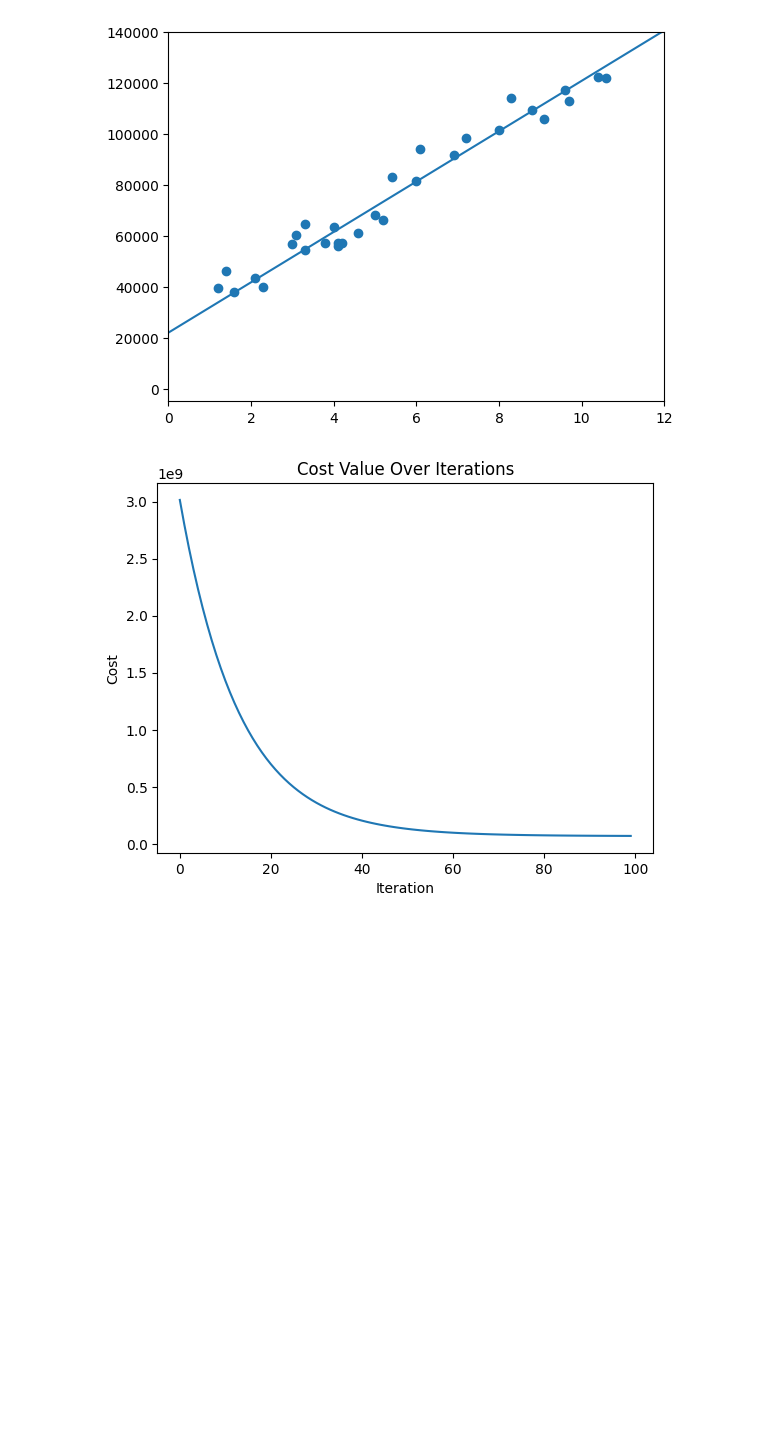
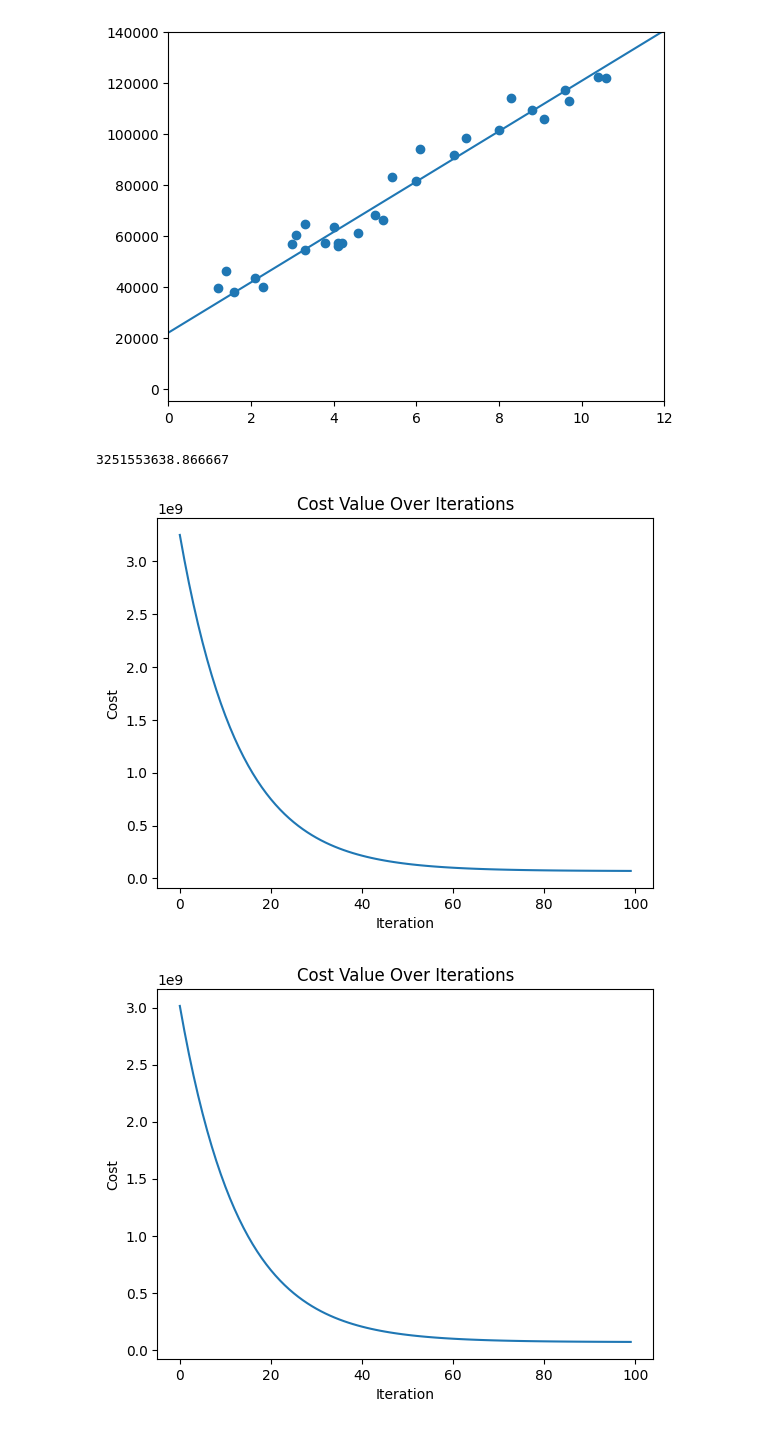
Before and after one commit to Lisly25/Machine_Learning_track, a Jupyter notebook: module01/ex00/Beginner01.ipynb, the cells around one changed output. Cells and saved outputs as stored; diff of their text form; code cells hidden in the pictures; blank space fills up the shorter version.

```diff
--- a/module01/ex00/Beginner01.ipynb
+++ b/module01/ex00/Beginner01.ipynb
@@ -136,10 +142,11 @@ visualize(fit(X, y, theta, 0.01, 1000), X, y)
 # %%
 def cost(X, y, theta):
     # Calculate the difference between model predictions and actual target values
-    ...
+    y_pred = predict(X, theta)
+    diff = y - y_pred
 
     # Calculate the squared sum of the loss and scale it by 1/(2 * number of samples)
-    ...
+    cost = sum(diff**2) * (1/(2 * len(X)))
 
     # Return the computed cost as a measure of model fit
     return cost
@@ -148,6 +155,8 @@ def cost(X, y, theta):
 
 cost_for_theta_zero = cost(X, y, [0, 0])
 print(cost_for_theta_zero)
+# %% [output]
+3251553638.866667
 # %%
 def fit_with_cost(X, y, theta, alpha, num_iters):
     m = X.shape[0]  # Number of training examples
@@ -156,17 +165,17 @@ def fit_with_cost(X, y, theta, alpha, num_iters):
     # Loop over the specified number of iterations
     for itr in range(num_iters):
         # Calculate the loss (difference between predictions and actual values)
-        ...
-
+        y_pred = predict(X, theta)
+        diff = y - y_pred
         # Update the temporary values of theta for both coefficients using the gradient descent formula
-        ...
-
+        slope_derivative = (-1/m) * sum(X * (y - y_pred))
+        intercept_derivative = (-1/m) * sum(y - y_pred)
         # Update the theta values
-        ...
-
+        theta[1] = theta[1] - alpha * slope_derivative
+        theta[0] = theta[0] - alpha * intercept_derivative
         # Calculate and append the cost for the current theta values to the history list
-        ...
-
+        cost = sum(diff**2) * (1/(2 * len(X)))
+        J_history.append(cost)
         # Perform one iteration of gradient descent (update theta values)
 
     # Return the final theta values and the list of cost values over iterations
@@ -174,9 +183,16 @@ def fit_with_cost(X, y, theta, alpha, num_iters):
 # %%
 # First, we initialize theta to zero
 theta = np.zeros(2)
 
 # Start the training using your new function
 theta, J_history = fit_with_cost(X, y, theta, 0.001, 100)
+plt.plot(J_history)
+plt.title("Cost Value Over Iterations")
+plt.xlabel("Iteration")
+plt.ylabel("Cost")
+plt.show()
+# %% [output]
+[figure, added]
 # %%
 #You have to reproduce this graph
 # %% [output]
```
Also changed, not shown: parts of 2 cells of this notebook.
